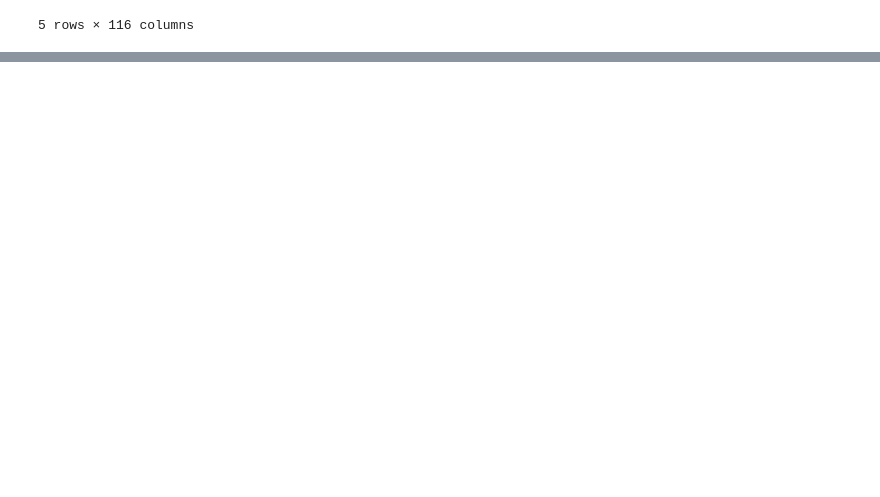
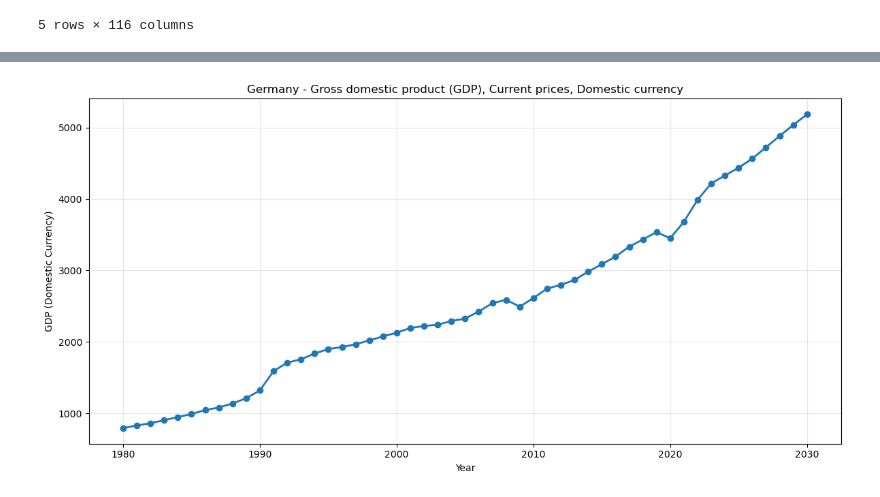
Before and after one commit to MDYCK12/Well-Being-Economics-, a Jupyter notebook: Notebooks/Artur.ipynb, the cells around one changed output, grey strips where cells are left out. Saved outputs shown, nothing was run; the diff lists cells and outputs as text; code cells hidden in the pictures; blank space fills up the shorter version.

```diff
--- a/Notebooks/Artur.ipynb
+++ b/Notebooks/Artur.ipynb
@@ -38,3 +38,6 @@ df.head()
 | 3 | IMF.RES:WEO(9.0.0) | HND.LP.A | OBS_VALUE | Honduras | Population, Persons for countries... | Annual | Millions | Three | ... |
 | 4 | IMF.RES:WEO(9.0.0) | BHS.LP.A | OBS_VALUE | Bahamas, The | Population, Persons for countries... | Annual | Millions | Three | ... |
 5 rows × 116 columns
+# %%
+df_filtered = df[["SERIES_CODE", "COUNTRY", "INDICATOR", "FREQUENCY", "SCALE", "PRICES", "UNIT", "TOPIC", "1980","1981","1982","1983","1984","1985","1986","1987", "1988", "1989", "1990","1991","1992", "1993","1994","1995","1996","1997","1998","1999","2000","2001","2002","2003","2004","2005","2006","2007","2008","2009","2010","2011","2012","2013","2014","2015","2016","2017","2018","2019","2020","2021","2022","2023","2024","2025","2026","2027","2028","2029","2030" ]]
+df_filtered.head()
@@ -40,0 +101,18 @@ df.head()
+# %%
+germany_gdp=df_filtered[(df_filtered["INDICATOR"]=="Gross domestic product (GDP), Current prices, Domestic currency") & (df_filtered["COUNTRY"]=="Germany")]
+# %%
+year_cols = [col for col in germany_gdp.columns if str(col).isdigit() and len(str(col)) == 4]
+
+# Melt the dataframe to have years as a single column
+germany_gdp_melted = germany_gdp.melt(
+    id_vars=['COUNTRY', 'INDICATOR'],
+    value_vars=year_cols,
+    var_name='YEAR',
+    value_name='VALUE'
+)
+
+# Convert YEAR to numeric for proper plotting
+germany_gdp_melted['YEAR'] = pd.to_numeric(germany_gdp_melted['YEAR'])
+
+# Sort by year
+germany_gdp_melted = germany_gdp_melted.sort_values('YEAR')
@@ -40,0 +139,15 @@ df.head()
+# %%
+import matplotlib.pyplot as plt
+%matplotlib inline
+
+plt.figure(figsize=(12, 6))
+plt.plot(germany_gdp_melted['YEAR'], germany_gdp_melted['VALUE'],
+         marker='o', linewidth=2, markersize=6)
+plt.title(f"{germany_gdp_melted['COUNTRY'].iloc[0]} - {germany_gdp_melted['INDICATOR'].iloc[0]}")
+plt.xlabel('Year')
+plt.ylabel('GDP (Domestic Currency)')
+plt.grid(True, alpha=0.3)
+plt.tight_layout()
+plt.show()
+# %% [output]
+[figure, added]
```
Also changed, not shown: parts of 7 cells of this notebook.
